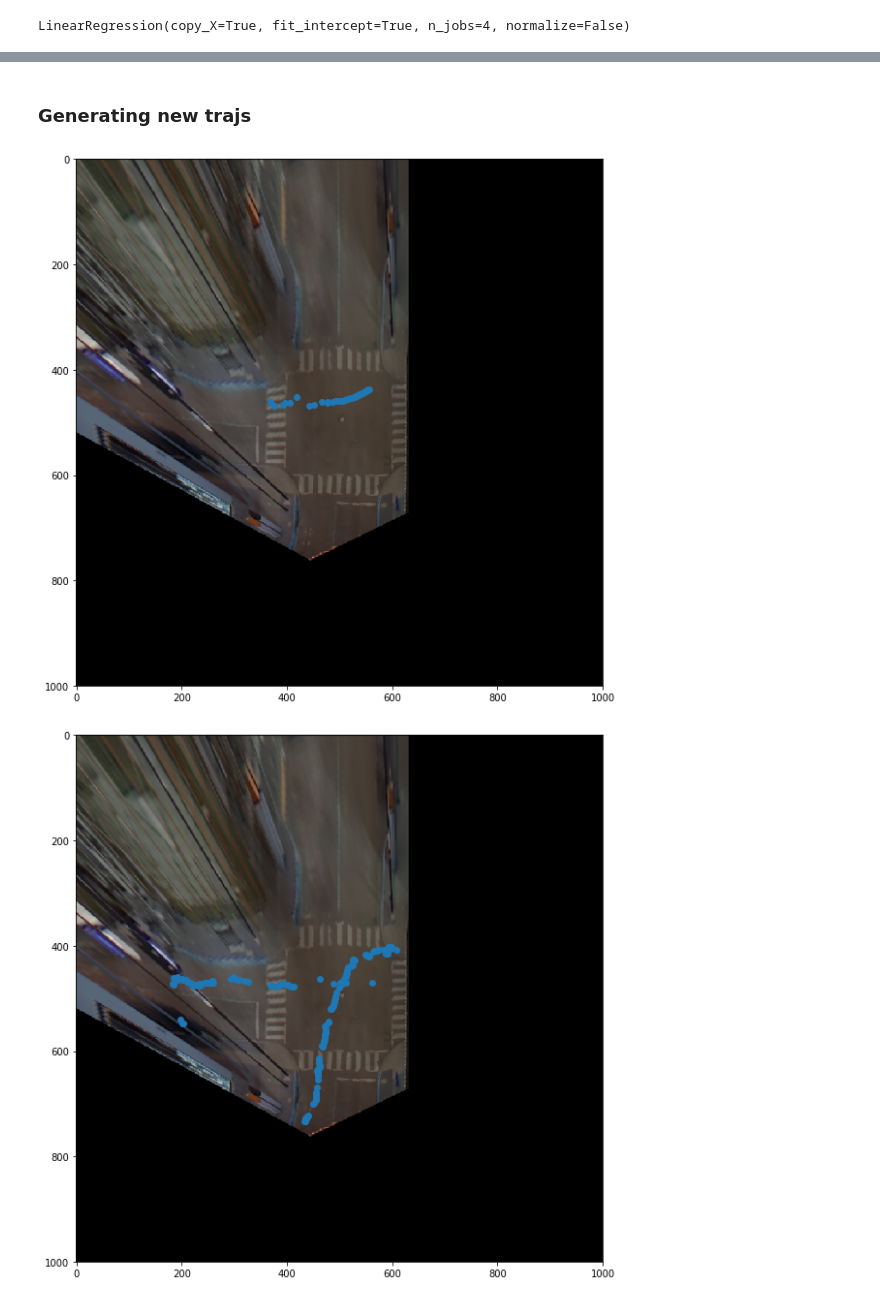
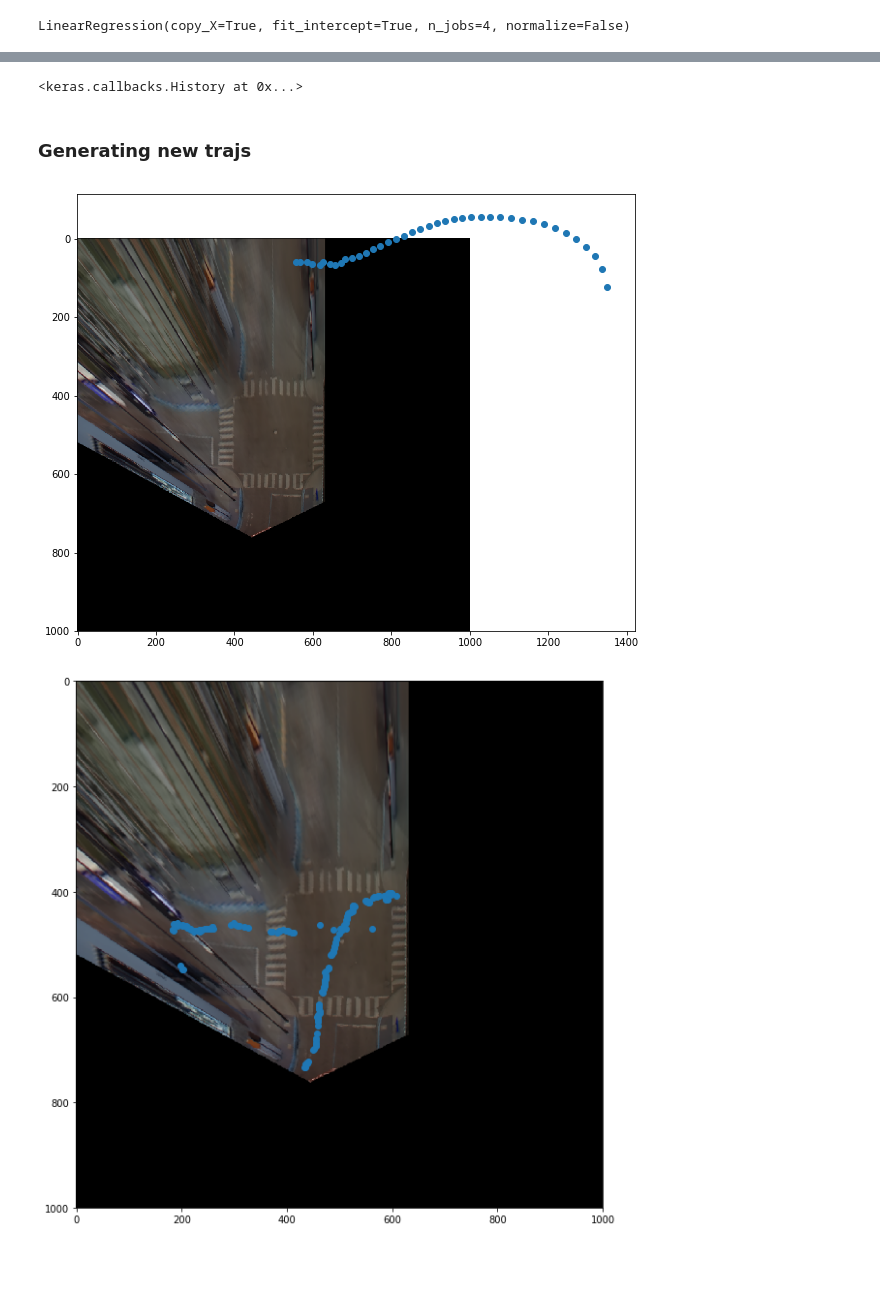
Before and after one commit to renxinhe/Video-Stream-Object-Detector, a Jupyter notebook: traffic_modeling/Traffic Modeling.ipynb, the cells around one changed output, grey strips where cells are left out. Drawn from its saved outputs; the diff is of its cells as text; code cells hidden in the pictures; blank space fills up the shorter version.

Commit message:
working NN traffic modeling

```diff
--- a/traffic_modeling/Traffic Modeling.ipynb
+++ b/traffic_modeling/Traffic Modeling.ipynb
@@ -27,6 +34,6 @@ test_trajs = np.take(all_trajs_zeroed[7], train_test_ids[7]['test'], axis=0)
 # %%
-T_i = 10
-T_o = 10
+T_i = 5
+T_o = 5
 subsample = 3
 X_tr, Y_tr, X_t, Y_t = [], [], [], []
 # %%
@@ -66,13 +75,26 @@ lin.score(X_t, Y_t)
+# %%
+nn= Sequential()
+nn.add(Dense(input_dim=2 * T_i, units=100, activation='relu'))
+nn.add(Dense(input_dim=100, units=50, activation='relu'))
+nn.add(Dense(input_dim=50, units=2 * T_o, activation='linear'))
+nn.compile(loss='mse', optimizer='adam', metrics=['mape'])
+# %%
+nn.fit(X_tr, Y_tr, batch_size=64, epochs=20, verbose=0, validation_split=0.2, callbacks=[TQDMNotebookCallback()])
+# %% [output]
+<keras.callbacks.History at 0x...>
 # %% [markdown]
 ### Generating new trajs
 # %%
 def gen_traj(model, init, T_i, T_o, T):
     traj = init.reshape(T_i, 2).tolist()
     for i in range(T):
-        seg = model.predict([np.array(traj[i:i+T_o]).flatten()])
+        try:
+            seg = model.predict([np.array(traj[i:i+T_o]).flatten()])
+        except:
+            seg = model.predict(np.array(traj[i:i+T_o]).reshape(1,-1))
         x = seg.reshape(T_i, 2).tolist()[0]
         traj.append(x)
-    return traj
+    return np.array(traj)
 # %%
 def unzero_traj(traj, i, class_id, is_train=True):
     # find original id from train_test_ids
@@ -92,13 +124,12 @@ street = resize(street, [1000,1000])
 # %%
-n = 2
-traj_pred_zero = gen_traj(lin, X_tr[n], T_i, T_o, 30)
+traj_pred_zero = gen_traj(nn, X_tr[n], T_i, T_o, 30)
 traj_pred = unzero_traj(traj_pred_zero, n, 7, True)
 plt.figure(figsize=(10,10))
 plt.imshow(street)
 plt.scatter(traj_pred[:,0], traj_pred[:,1])
 plt.show()
 # %% [output]
-[figure, old version]
+[figure, new version]
 # %%
 plt.figure(figsize=(10,10))
 for k in range(len(train_trajs)):
```
Also changed, not shown: parts of 5 cells of this notebook.
